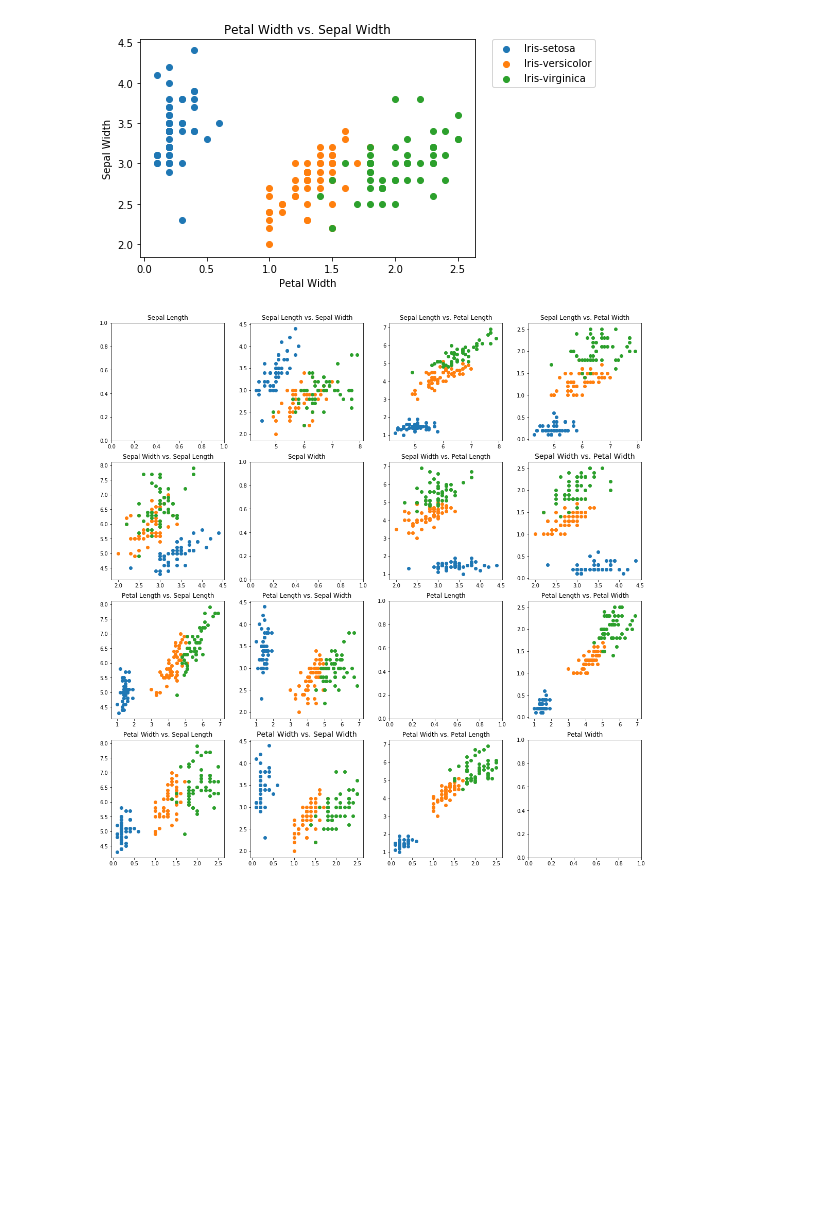
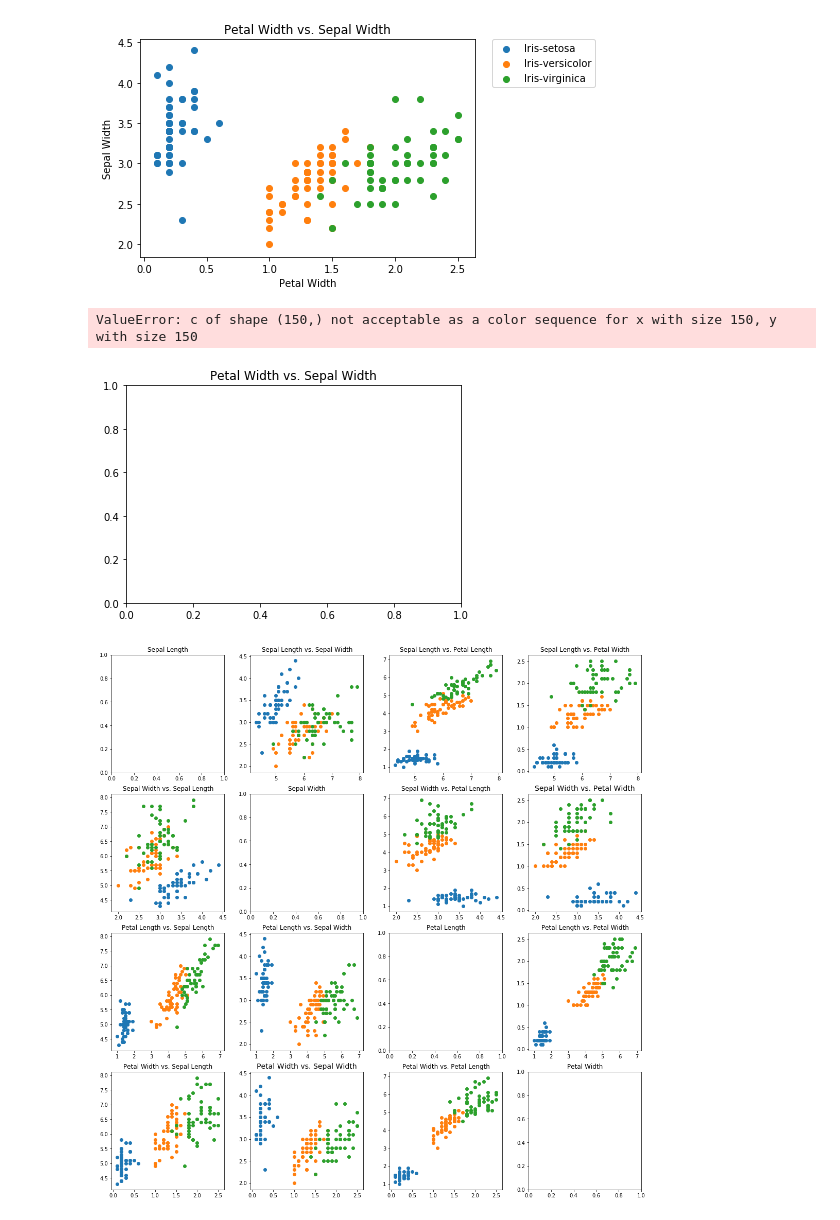
Before and after one commit to rishal-hurbans/ml-intro, a Jupyter notebook: 1-Working-With-Data.ipynb, the cells around one changed output. Saved outputs shown, nothing was run; the diff lists cells and outputs as text; code cells hidden in the pictures; blank space fills up the shorter version.

```diff
--- a/1-Working-With-Data.ipynb
+++ b/1-Working-With-Data.ipynb
@@ -213,6 +225,22 @@ plt.ylabel("Sepal Width")
 plt.show()
 # %% [output]
 [figure]
+# %%
+fig = plt.figure()
+plt.title('Petal Width vs. Sepal Width')
+
+plt.scatter(iris_df["PetalWidthCm"],
+            iris_df["SepalWidthCm"], c=iris_df["Species"])
+
+plt.legend(bbox_to_anchor=(1.05, 1), loc=2, borderaxespad=0.)
+
+plt.xlabel("Petal Width")
+plt.ylabel("Sepal Width")
+
+plt.show()
+# %% [output]
+ValueError: c of shape (150,) not acceptable as a color sequence for x with size 150, y with size 150
+[figure, added]
 # %%
 fig, axs = plt.subplots(4, 4, figsize=(15, 15))
 plt.tight_layout(pad=1.0, w_pad=2.0, h_pad=2.0)
```
Also changed, not shown: parts of 9 cells of this notebook.
